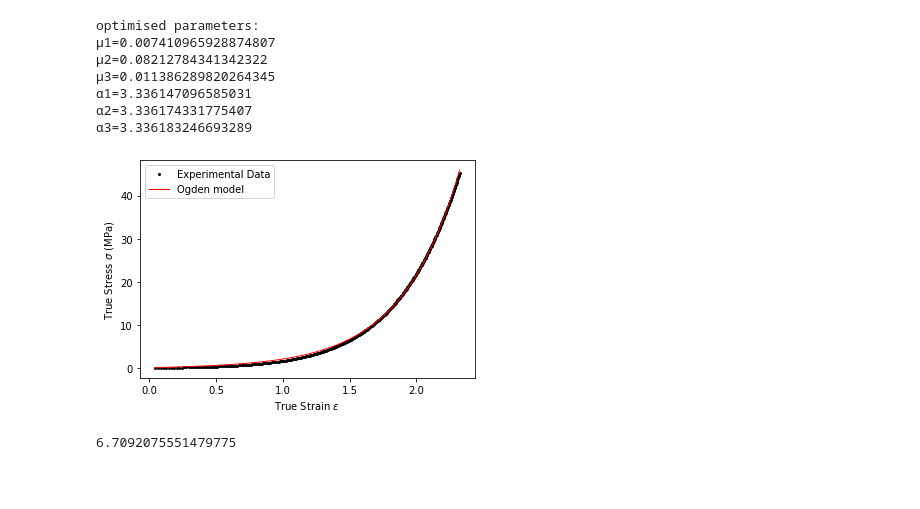
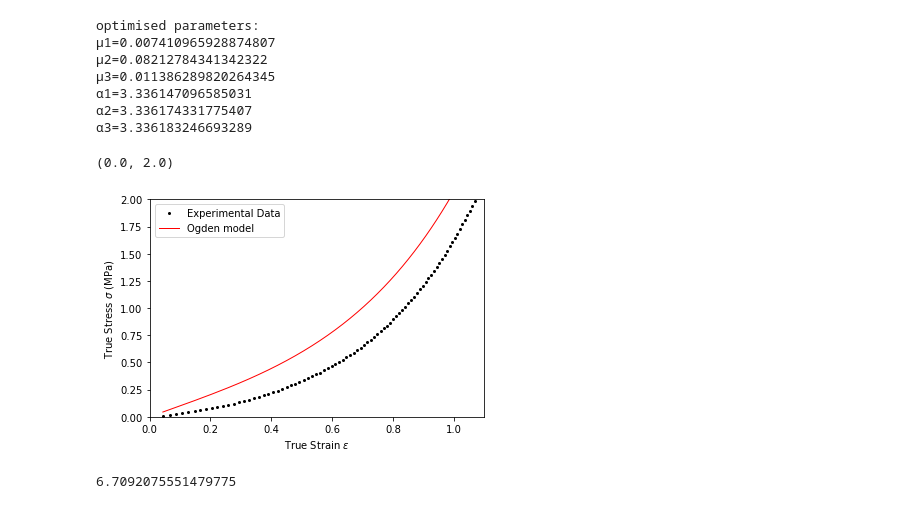
Before and after one commit to Olviel/Soft-Robotics-Materials-Database_forked, a Jupyter notebook: ICRA2023 Tutorial FT29 Towards an accessible soft robotics toolbox and validation test rig/opening_pressure.ipynb, the cells around one changed output. Cells and saved outputs as stored; diff of their text form; code cells hidden in the pictures; blank space fills up the shorter version.

```diff
--- a/ICRA2023 Tutorial FT29 Towards an accessible soft robotics toolbox and validation test rig/opening_pressure.ipynb
+++ b/ICRA2023 Tutorial FT29 Towards an accessible soft robotics toolbox and validation test rig/opening_pressure.ipynb
@@ -126,14 +126,17 @@ optimised parameters:
 # %%
 # Plotting the data
 plt.plot(exp_strain,exp_stress,'k', marker="o", markersize=2, linestyle = 'None')
 plt.plot(exp_strain,theo_stress,'r', linewidth=1)
 #plt.title('Least-squares fit to data')
 plt.xlabel('True Strain ' + r'$ \epsilon$')
 plt.ylabel('True Stress ' +  r'$ \sigma$' + ' (MPa)')
 plt.legend(['Experimental Data', 'Ogden model'],loc=2)
 plt.grid(visible=None, which='both', axis='both')
+plt.xlim(0,1.1)
+plt.ylim(0,2)
 # %% [output]
+(0.0, 2.0)
-[figure, old version]
+[figure, new version]
 # %%
 # Define the strain value you want to evaluate
 desired_strain = np.array([1.5])
```
Also changed, not shown: parts of 1 cell of this notebook.
